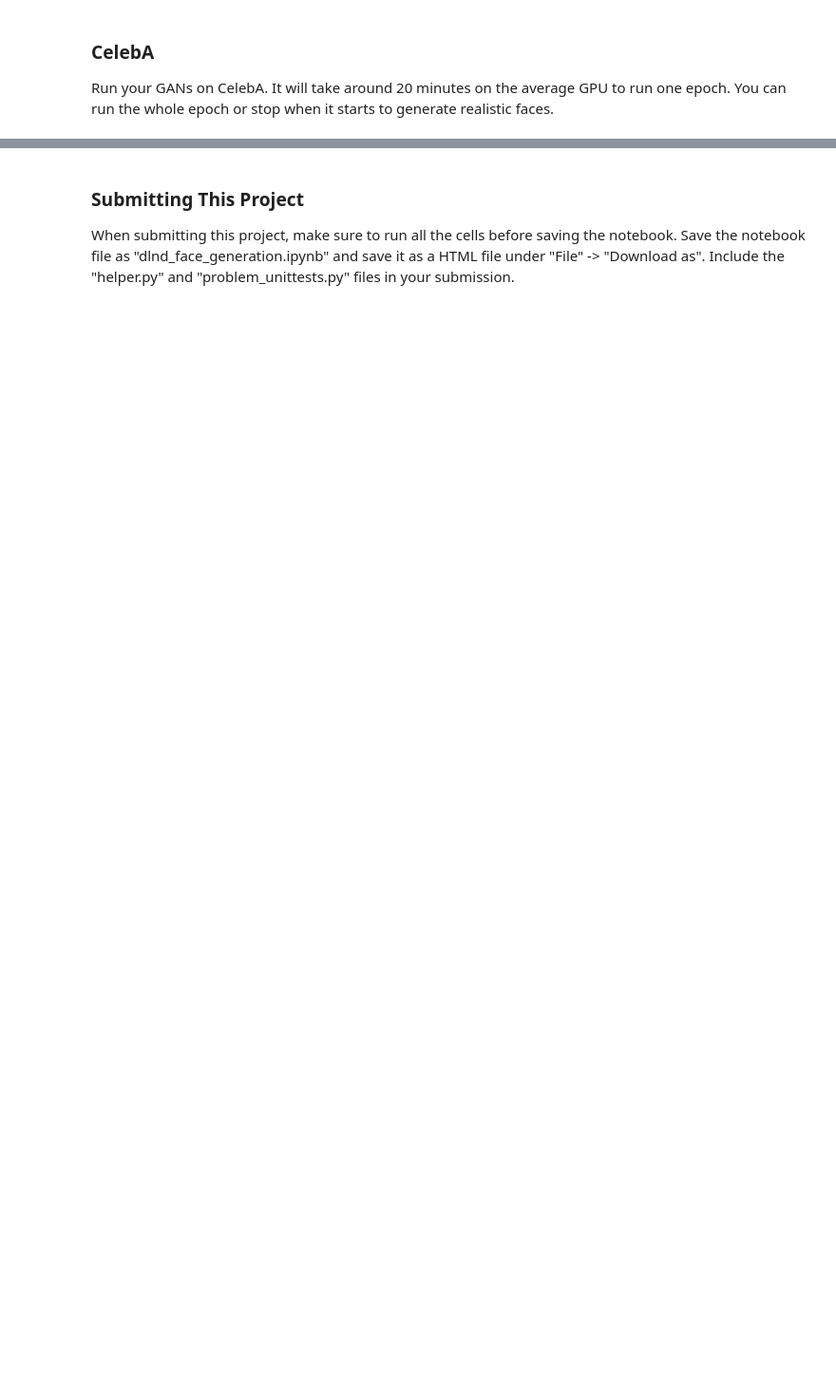
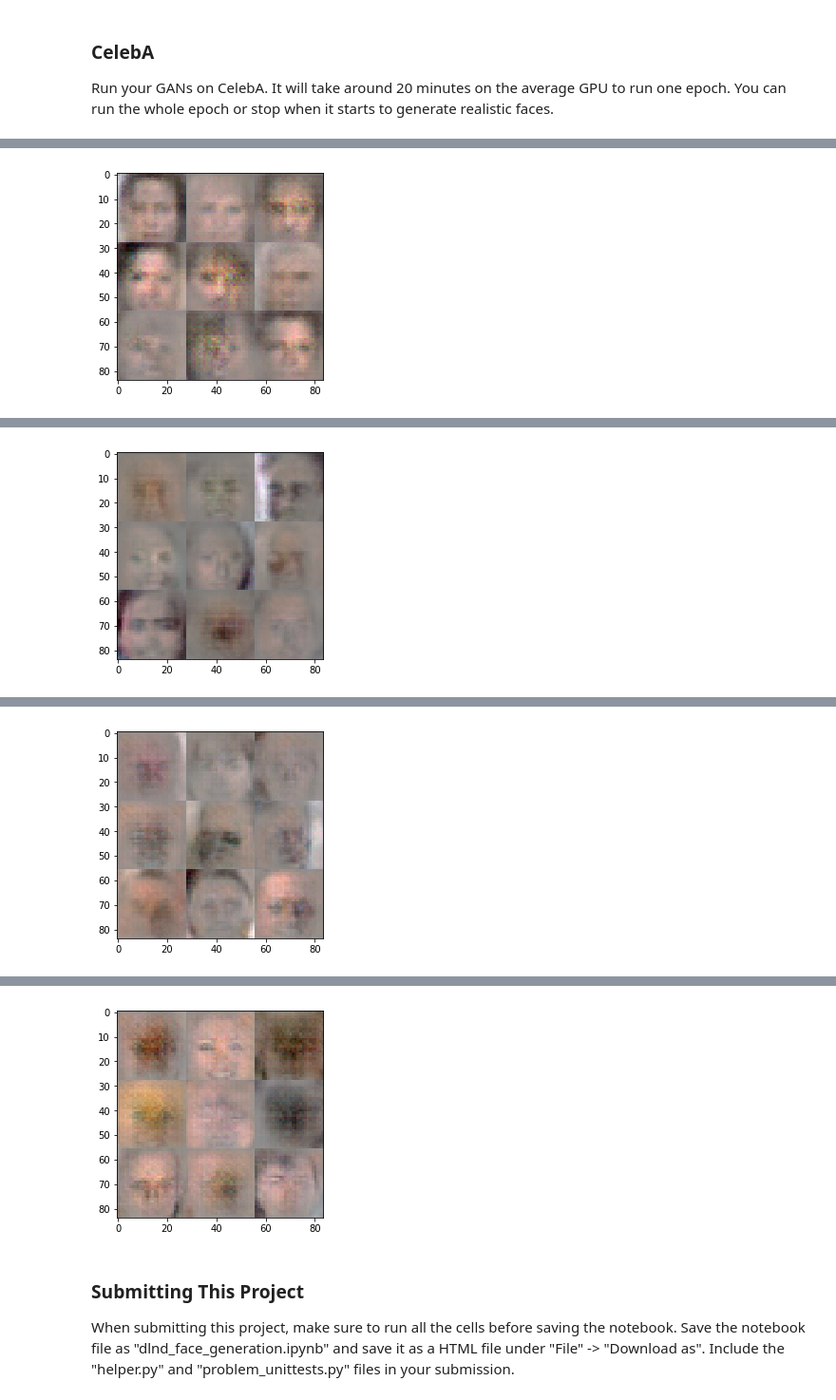
Before and after one commit to tmchen44/face-generation-dcgan, a Jupyter notebook: dlnd_face_generation.ipynb, the cells around one changed output, grey strips where cells are left out. Shown at 95% size. Drawn from its saved outputs; the diff is of its cells as text; code cells hidden in the pictures; blank space fills up the shorter version.

```diff
--- a/dlnd_face_generation.ipynb
+++ b/dlnd_face_generation.ipynb
@@ -150,16 +150,16 @@ def discriminator(images, reuse=False, alpha=0.2):
     # TODO: Implement Function
     with tf.variable_scope('discriminator', reuse=reuse):
         # Conv 1 layer - 14x14x64
-        conv1 = tf.layers.conv2d(images, 64, 3, strides=2, padding='same')
+        conv1 = tf.layers.conv2d(images, 64, 4, strides=2, padding='same')
         conv1 = tf.maximum(alpha * conv1, conv1)
 
         # Conv 2 layer - 7x7x128
-        conv2 = tf.layers.conv2d(conv1, 128, 3, strides=2, padding='same')
+        conv2 = tf.layers.conv2d(conv1, 128, 4, strides=2, padding='same')
         conv2 = tf.layers.batch_normalization(conv2, training=True)
         conv2 = tf.maximum(alpha * conv2, conv2)
 
         # Conv 3 layer - 4x4x256
-        conv3 = tf.layers.conv2d(conv2, 256, 3, strides=2, padding='same')
+        conv3 = tf.layers.conv2d(conv2, 256, 4, strides=2, padding='same')
         conv3 = tf.layers.batch_normalization(conv3, training=True)
         conv3 = tf.maximum(alpha * conv3, conv3)
 
@@ -203,12 +203,12 @@ def generator(z, out_channel_dim, is_train=True, alpha=0.2):
         conv1 = tf.maximum(alpha * conv1, conv1)
 
         # Conv 2 - 14x14x128
-        conv2 = tf.layers.conv2d_transpose(conv1, 128, 3, strides=2, padding='same', use_bias=False)
+        conv2 = tf.layers.conv2d_transpose(conv1, 128, 4, strides=2, padding='same', use_bias=False)
         conv2 = tf.layers.batch_normalization(conv2, training=is_train)
         conv2 = tf.maximum(alpha * conv2, conv2)
 
         # Conv 3 - 28x28x3
-        conv3 = tf.layers.conv2d_transpose(conv2, out_channel_dim, 3, strides=2, padding='same', use_bias=False)
+        conv3 = tf.layers.conv2d_transpose(conv2, out_channel_dim, 4, strides=2, padding='same', use_bias=False)
         output = tf.tanh(conv3) / 2
 
     return output
@@ -340,16 +340,16 @@ def train(epoch_count, batch_size, z_dim, learning_rate, beta1, get_batches, dat
     """
     # TODO: Build Model
     # Placeholders
-    real_inputs, z_data, learning_rate = model_inputs(data_shape[1], data_shape[2], data_shape[3], z_dim)
+    real_inputs, z_data, learn_rate = model_inputs(data_shape[1], data_shape[2], data_shape[3], z_dim)
 
     # Build computational graph
     d_loss, g_loss = model_loss(real_inputs, z_data, data_shape[3])
-    d_opt, g_opt = model_opt(d_loss, g_loss, learning_rate, beta1)
+    d_opt, g_opt = model_opt(d_loss, g_loss, learn_rate, beta1)
 
     # iterations per epoch
-    iter_per_epoch = data_shape[0] / batch_size
-    show_stats = iter_per_epoch / 20
-    show_faces = iter_per_epoch / 10
+    iter_per_epoch = data_shape[0] // batch_size
+    show_stats = iter_per_epoch // 10
+    show_faces = iter_per_epoch // 4
 
     # Training loop
     with tf.Session() as sess:
@@ -365,26 +365,26 @@ def train(epoch_count, batch_size, z_dim, learning_rate, beta1, get_batches, dat
                 # run optimizers
                 _ = sess.run(d_opt, feed_dict={real_inputs: batch_images,
                                                z_data: z_vector,
-                                               learning_rate: learning_rate})
+                                               learn_rate: learning_rate})
                 _ = sess.run(g_opt, feed_dict={real_inputs: batch_images,
                                                z_data: z_vector,
-                                               learning_rate: learning_rate})
+                                               learn_rate: learning_rate})
 
                 # calculate and display loss
                 if step % show_stats == 0:
                     d_loss_stat = sess.run(d_loss, feed_dict={real_inputs: batch_images,
                                                               z_data: z_vector,
-                                                              learning_rate: learning_rate})
+                                                              learn_rate: learning_rate})
                     g_loss_stat = sess.run(g_loss, feed_dict={real_inputs: batch_images,
                                                               z_data: z_vector,
-                                                              learning_rate: learning_rate})
+                                                              learn_rate: learning_rate})
                     print("Epoch: {}/{}...".format(epoch_i + 1, epoch_count),
                           "Discriminator Loss: {:.4f}...".format(d_loss_stat),
                           "Generator Loss: {:.4f}...".format(g_loss_stat))
 
                 # generate faces
-                if step % show_faces:
-                    show_generator_output(sess, 10, z_vector[0], data_shape[3], data_image_mode)
+                if step % show_faces == 0:
+                    show_generator_output(sess, 10, z_data, data_shape[3], data_image_mode)
 # %% [markdown]
 ### MNIST
 Test your GANs architecture on MNIST.  After 2 epochs, the GANs should be able to generate images that look like handwritten digits.  Make sure the loss of the generator is lower than the loss of the discriminator or close to 0.
@@ -408,10 +432,10 @@ with tf.Graph().as_default():
 ### CelebA
 Run your GANs on CelebA.  It will take around 20 minutes on the average GPU to run one epoch.  You can run the whole epoch or stop when it starts to generate realistic faces.
 # %%
-batch_size = None
-z_dim = None
-learning_rate = None
-beta1 = None
+batch_size = 64
+z_dim = 100
+learning_rate = 0.0002
+beta1 = 0.5
 
 
 """
@@ -423,3 +447,4 @@ celeba_dataset = helper.Dataset('celeba', glob(os.path.join(data_dir, 'img_align
 with tf.Graph().as_default():
     train(epochs, batch_size, z_dim, learning_rate, beta1, celeba_dataset.get_batches,
           celeba_dataset.shape, celeba_dataset.image_mode)
+# %% [output]
@@ -425,0 +453 @@ with tf.Graph().as_default():
+[figure, added]
@@ -425,0 +457 @@ with tf.Graph().as_default():
+[figure, added]
@@ -425,0 +460 @@ with tf.Graph().as_default():
+[figure, added]
@@ -426,3 +464,4 @@ with tf.Graph().as_default():
+[figure, added]
 # %% [markdown]
 ### Submitting This Project
 When submitting this project, make sure to run all the cells before saving the notebook. Save the notebook file as "dlnd_face_generation.ipynb" and save it as a HTML file under "File" -> "Download as". Include the "helper.py" and "problem_unittests.py" files in your submission.
```
Also changed, not shown: parts of 7 cells of this notebook, 1 other file.
